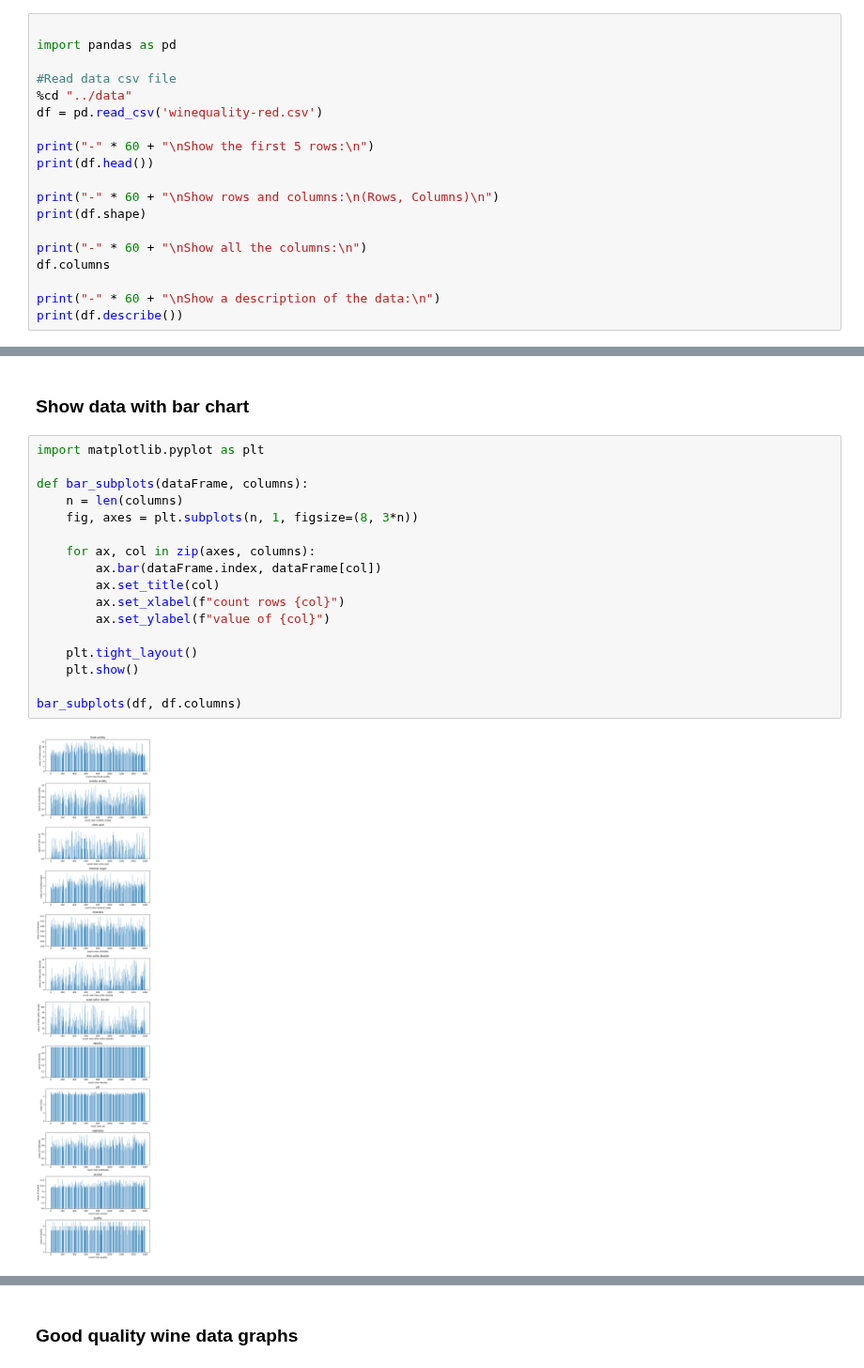
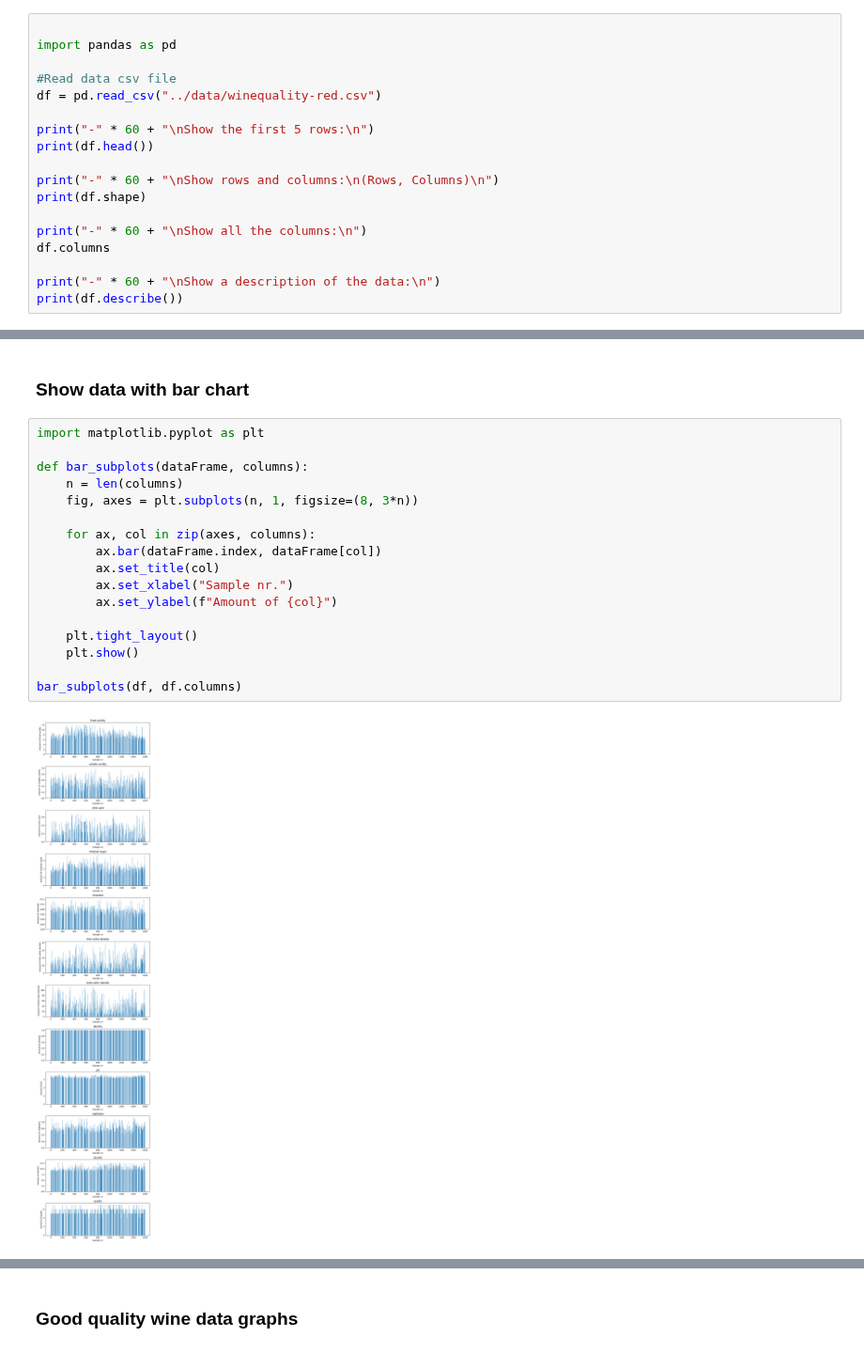
Before and after one commit to Azzure45/big-data-iot-labs, a Jupyter notebook: mini-projekt/mini-project-anton-mahdi.ipynb, the cells around one changed output, grey strips where cells are left out. Shown at 94% size. Drawn from its saved outputs; the diff is of its cells as text.

```diff
--- a/mini-projekt/mini-project-anton-mahdi.ipynb
+++ b/mini-projekt/mini-project-anton-mahdi.ipynb
@@ -11,8 +16,7 @@ print("All libaries are installed")
 import pandas as pd
 
 #Read data csv file
-%cd "../data"
-df = pd.read_csv('winequality-red.csv')
+df = pd.read_csv("../data/winequality-red.csv")
 
 print("-" * 60 + "\nShow the first 5 rows:\n")
 print(df.head())
@@ -66,20 +138,20 @@ print(df.describe())
 # %%
 import matplotlib.pyplot as plt
 
 def bar_subplots(dataFrame, columns):
     n = len(columns)
     fig, axes = plt.subplots(n, 1, figsize=(8, 3*n))
 
     for ax, col in zip(axes, columns):
         ax.bar(dataFrame.index, dataFrame[col])
         ax.set_title(col)
-        ax.set_xlabel(f"count rows {col}")
-        ax.set_ylabel(f"value of {col}")
+        ax.set_xlabel("Sample nr.")
+        ax.set_ylabel(f"Amount of {col}")
 
     plt.tight_layout()
     plt.show()
 
 bar_subplots(df, df.columns)
 # %% [output]
-[figure, old version]
+[figure, new version]
 # %% [markdown]
```
Also changed, not shown: parts of 17 cells of this notebook.
